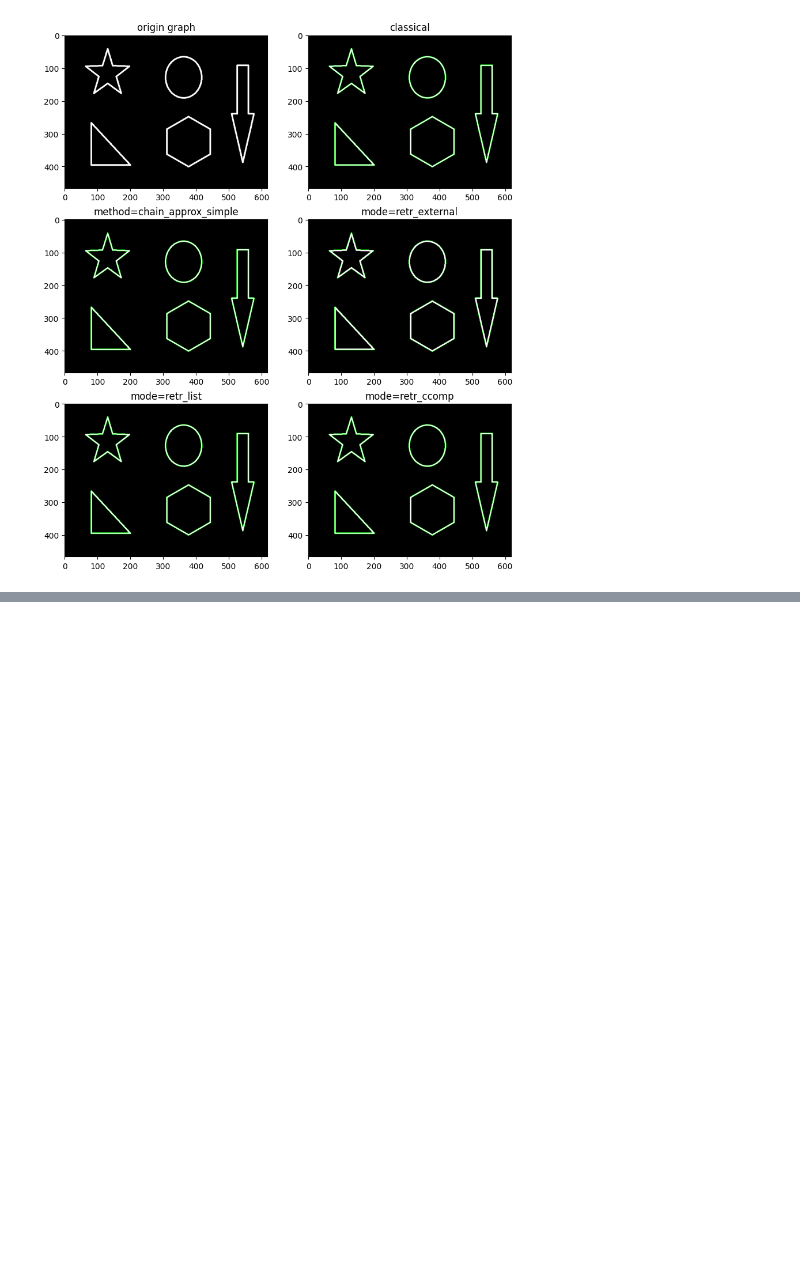
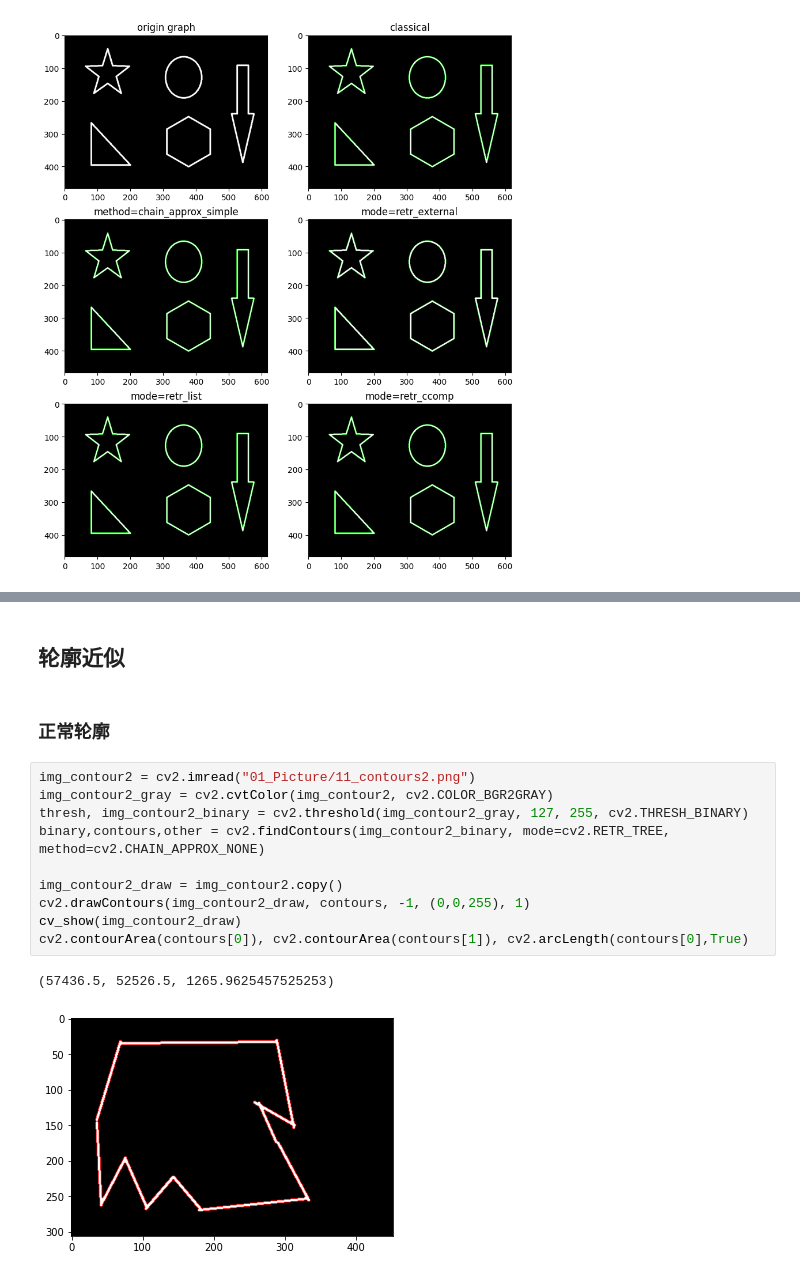
Before and after one commit to gchenustc/opencv, a Jupyter notebook: 轮廓检测.ipynb, the cells around one changed output, grey strips where cells are left out. Drawn from its saved outputs; the diff is of its cells as text; blank space fills up the shorter version.

```diff
--- a/轮廓检测.ipynb
+++ b/轮廓检测.ipynb
@@ -92,0 +130,17 @@ Text(0.5, 1.0, 'mode=retr_ccomp')
+# %% [markdown]
+## 轮廓近似
+# %% [markdown]
+###  正常轮廓
+# %%
+img_contour2 = cv2.imread("01_Picture/11_contours2.png")
+img_contour2_gray = cv2.cvtColor(img_contour2, cv2.COLOR_BGR2GRAY)
+thresh, img_contour2_binary = cv2.threshold(img_contour2_gray, 127, 255, cv2.THRESH_BINARY)
+binary,contours,other = cv2.findContours(img_contour2_binary, mode=cv2.RETR_TREE, method=cv2.CHAIN_APPROX_NONE)
+
+img_contour2_draw = img_contour2.copy()
+cv2.drawContours(img_contour2_draw, contours, -1, (0,0,255), 1)
+cv_show(img_contour2_draw)
+cv2.contourArea(contours[0]), cv2.contourArea(contours[1]), cv2.arcLength(contours[0],True)
+# %% [output]
+(57436.5, 52526.5, 1265.9625457525253)
+[figure, added]
```
Also changed, not shown: parts of 5 cells of this notebook.
